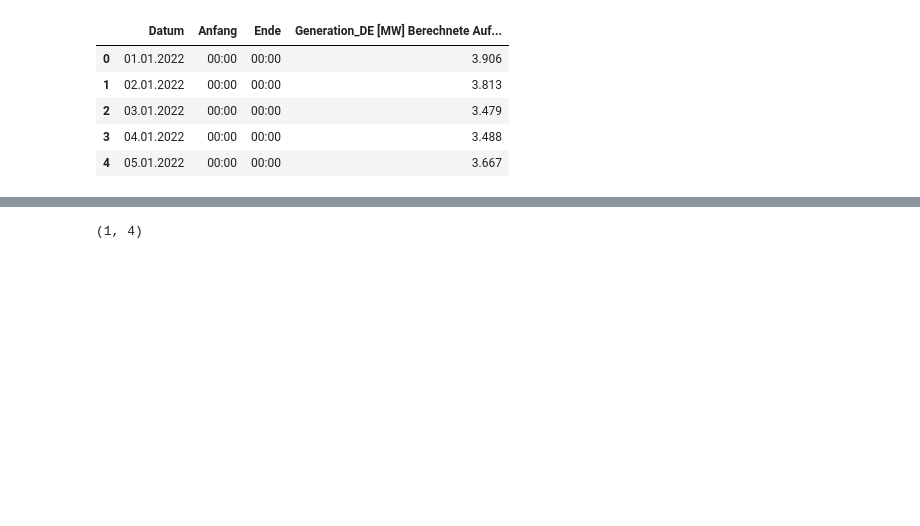
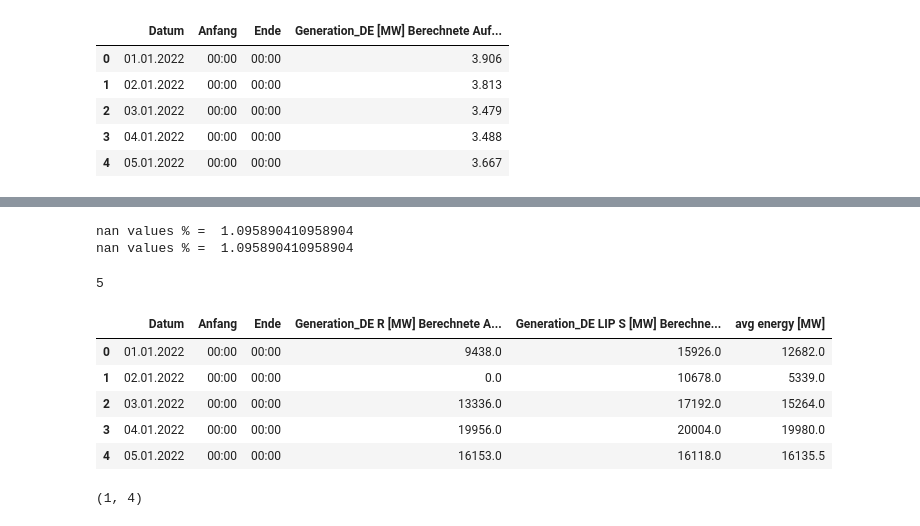
Before and after one commit to Arassc/energy-analysis-and-predictions, a Jupyter notebook: notebooks/power_data_test.ipynb, the cells around one changed output, grey strips where cells are left out. Drawn from its saved outputs; the diff is of its cells as text; code cells hidden in the pictures; blank space fills up the shorter version.

Commit message:
add clean data function for powerplants

```diff
--- a/notebooks/power_data_test.ipynb
+++ b/notebooks/power_data_test.ipynb
@@ -141,0 +143,6 @@ power_plant_list[0]
+# %%
+for file in power_plant_list:
+    if 'Identifier' in file:
+        power_plant_list.remove(file)
+
+len(power_plant_list)
@@ -178,0 +172,5 @@ Laufwasser
+# %%
+filename = os.path.join(ENERGY_COMPANIES_FOLDER, power_plant_list[4])
+print(filename)
+df = pd.read_csv(filename, delimiter=';')
+df.head()
@@ -178,0 +185,8 @@ Laufwasser
+# %%
+cols =  list(df.columns[3:])
+for col in cols:
+    df[col] = df[col].str.replace('.', '')
+    df[col] = df[col].str.replace(',', '.')
+    df[col] = df[col].replace('-', np.nan)
+    df[col] = df[col].astype('float32')
+df.head()
@@ -179,3 +200,31 @@ Laufwasser
+# %%
+#nan_val = 0
+from sklearn.impute import SimpleImputer
+
+for col in cols:
+    nan_val = (df[col].isna().value_counts()*100/df.shape[0])
+    print('nan values % = ', nan_val[1])
+    if nan_val[1] < 30:
+        imputer = SimpleImputer(strategy="mean")
+        df[col] = imputer.fit_transform(df[[col]])
+# %% [output]
+nan values % =  1.095890410958904
+nan values % =  1.095890410958904
+# %%
+if len(df.columns)>4:
+    print(len(df.columns))
+
+    df['avg energy [MW]'] = df[cols].mean(axis=1)
+    df[cols]
+df.head()
+# %% [output]
+5
+|  | Datum | Anfang | Ende | Generation_DE R [MW] Berechnete A... | Generation_DE LIP S [MW] Berechne... | avg energy [MW] |
+| 0 | 01.01.2022 | 00:00 | 00:00 | 9438.0 | 15926.0 | 12682.0 |
+| 1 | 02.01.2022 | 00:00 | 00:00 | 0.0 | 10678.0 | 5339.0 |
+| 2 | 03.01.2022 | 00:00 | 00:00 | 13336.0 | 17192.0 | 15264.0 |
+| 3 | 04.01.2022 | 00:00 | 00:00 | 19956.0 | 20004.0 | 19980.0 |
+| 4 | 05.01.2022 | 00:00 | 00:00 | 16153.0 | 16118.0 | 16135.5 |
 # %%
 test =  pd.read_csv('SMARD/power-plant-data-2022-Jan-to-Dec/Amrumbank_West_202201010000_202212312359_Tag_4.csv',delimiter=';', decimal=',')
 test
```
Also changed, not shown: parts of 11 cells of this notebook, 1 other file.
